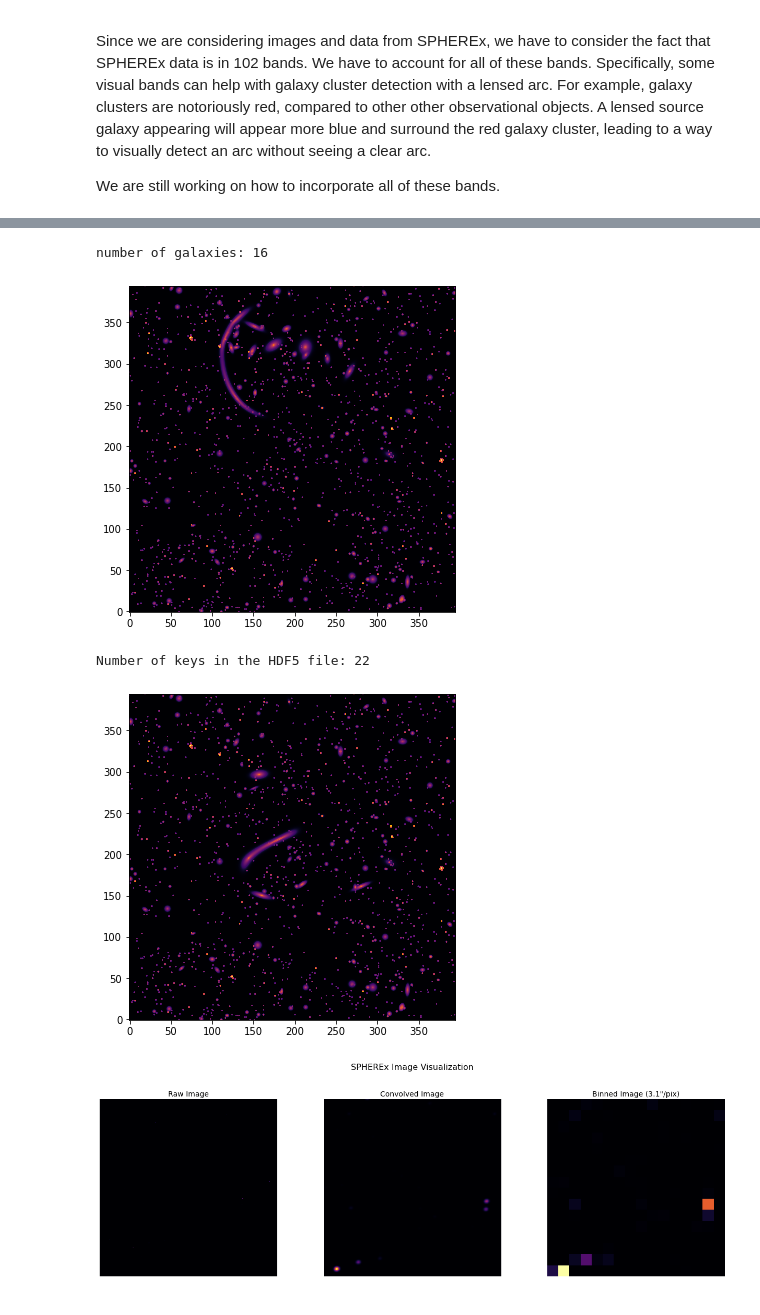
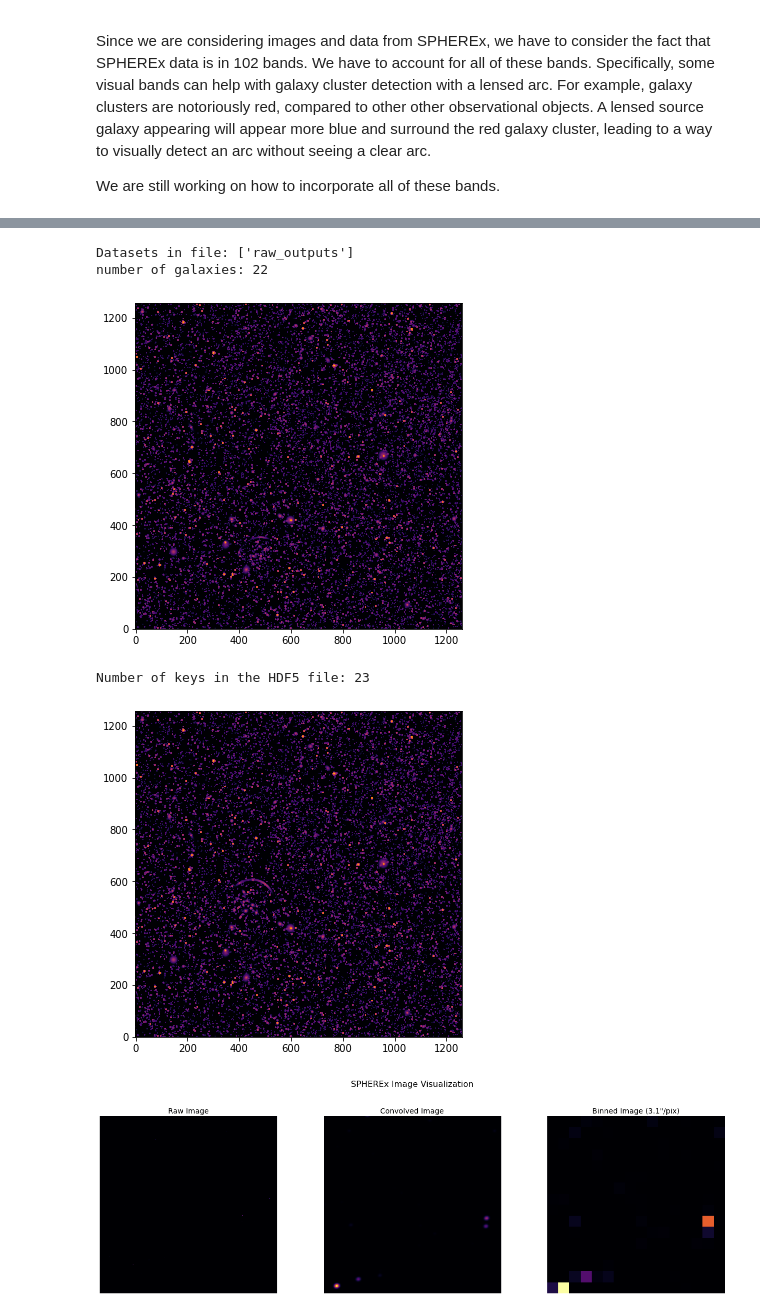
Before and after one commit to moomanchuu/SPHEREx-ML-marco-jame-proj, a Jupyter notebook: backlens1.ipynb, the cells around one changed output, grey strips where cells are left out. Drawn from its saved outputs; the diff is of its cells as text; code cells hidden in the pictures.

Commit message:
big canvas update

```diff
--- a/backlens1.ipynb
+++ b/backlens1.ipynb
@@ -117,7 +117,8 @@ We are still working on how to incorporate all of these bands.
 # %%
 # imageRaw = galaxy.wrapperFunction()
 # %%
-file_path = "output/simulatedBackgrounds395pixels.h5"
+# file_path = "output/simulatedBackgrounds395pixels.h5"
+file_path = "/home/marco/largeOutputs/simulated64pixBackgrounds.h5"
 
 with h5py.File(file_path, "r") as h5_file:
     # List available datasets
@@ -156,10 +157,20 @@ import autolens_config
 %autoreload 2
 # %%
 %autoreload 2
+
+file_path = "/home/marco/largeOutputs/simulated64pixBackgrounds.h5"
+
+with h5py.File(file_path, "r") as h5_file:
+    # List available datasets
+    print("Datasets in file:", list(h5_file.keys()))
+
+    dataset_name = list(h5_file.keys())[0]  # Select the dataset, should be called raw_data
+    images = h5_file[dataset_name][()]  # Load the dataset into a NumPy array
+
 background = images[1]
 fake = np.array([None, None])
-canvas_size = 0.5*images[1].shape[1]
 multiple = False
+canvas_size = 0.6*images[1].shape[1]
 
 # n = 10 # 10 for single clusters, not multiple
 # # n = 3
@@ -178,6 +189,9 @@ combined_raw = galaxy.wrapperFunction(n, background, multiple, canvas_size)
 plt.figure(figsize=(6, 6))
 
 plt.imshow(combined_raw, cmap="inferno", origin="lower", norm=mpl.colors.SymLogNorm(linthresh=0.005))
+# plt.show()
+# plt.imshow(combined_raw_zoom, cmap="inferno", origin="lower", norm=mpl.colors.SymLogNorm(linthresh=0.005))
+
 # plt.set_title("Cluster Overlaid on Background")
 # plt.set_xlabel("X Coordinate")
 # plt.set_ylabel("Y Coordinate")
@@ -186,8 +200,9 @@ plt.imshow(combined_raw, cmap="inferno", origin="lower", norm=mpl.colors.SymLogN
 # plt.tight_layout()
 plt.show()
 # %% [output]
-number of galaxies: 16
+Datasets in file: ['raw_outputs']
+number of galaxies: 22
-[figure, old version]
+[figure, new version]
 # %%
 import h5py
 
@@ -198,25 +213,25 @@ with h5py.File("lensed_images.h5", "a") as f:
 # %%
 with h5py.File("lensed_images.h5", "r") as f:
     # image1 = f["image1"][:]
     num_keys = len(f.keys())  # Count the number of top-level keys
     print(f"Number of keys in the HDF5 file: {num_keys}")
 
     # Images are indexed starting at image_0
-    image2 = f["image_21"][:]
+    image2 = f["image_22"][:]
 
 plt.figure(figsize=(6, 6))
 
 plt.imshow(image2, cmap="inferno", origin="lower", norm=mpl.colors.SymLogNorm(linthresh=0.005))
 # plt.set_title("Cluster Overlaid on Background")
 # plt.set_xlabel("X Coordinate")
 # plt.set_ylabel("Y Coordinate")
 # plt.colorbar(label="Intensity")
 
 # plt.tight_layout()
 plt.show()
 # %% [output]
-Number of keys in the HDF5 file: 22
+Number of keys in the HDF5 file: 23
-[figure, old version]
+[figure, new version]
 # %%
 from astropy.io import fits
 from scipy.signal import correlate
```
Also changed, not shown: parts of 2 cells of this notebook, 2 other files.
